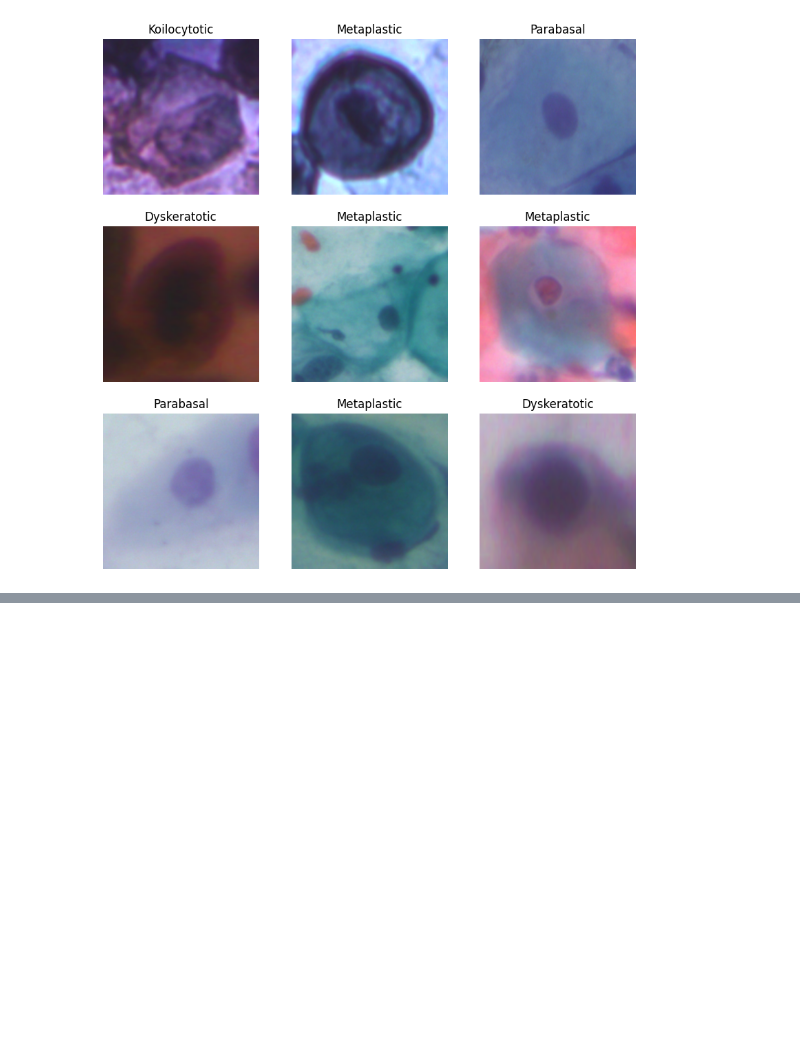
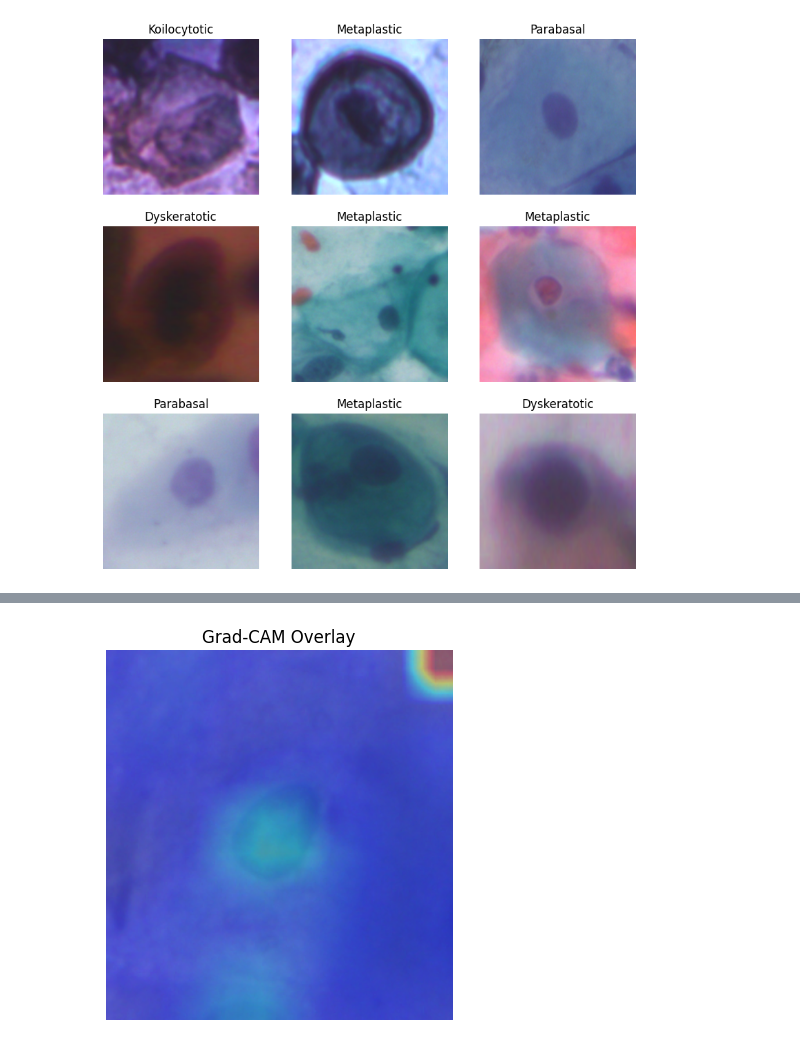
Before and after one commit to Anushka157-cha/Pipeline1, a Jupyter notebook: Untitled8.ipynb, the cells around one changed output, grey strips where cells are left out. Cells and saved outputs as stored; diff of their text form; code cells hidden in the pictures; blank space fills up the shorter version.

```diff
--- a/Untitled8.ipynb
+++ b/Untitled8.ipynb
@@ -330,0 +734,20 @@ Done
+# %%
+img = cv2.imread(img_path)
+img = cv2.cvtColor(img, cv2.COLOR_BGR2RGB)
+# %%
+heatmap_resized = cv2.resize(heatmap, (img.shape[1], img.shape[0]))
+heatmap_uint8 = np.uint8(255 * heatmap_resized)
+
+heatmap_color = cv2.applyColorMap(heatmap_uint8, cv2.COLORMAP_JET)
+heatmap_color = cv2.cvtColor(heatmap_color, cv2.COLOR_BGR2RGB)
+# %%
+overlay = cv2.addWeighted(img, 0.6, heatmap_color, 0.4, 0)
+# %%
+import matplotlib.pyplot as plt
+
+plt.imshow(overlay)
+plt.title("Grad-CAM Overlay")
+plt.axis("off")
+plt.show()
+# %% [output]
+[figure, added]
```
Also changed, not shown: parts of 58 cells of this notebook.
